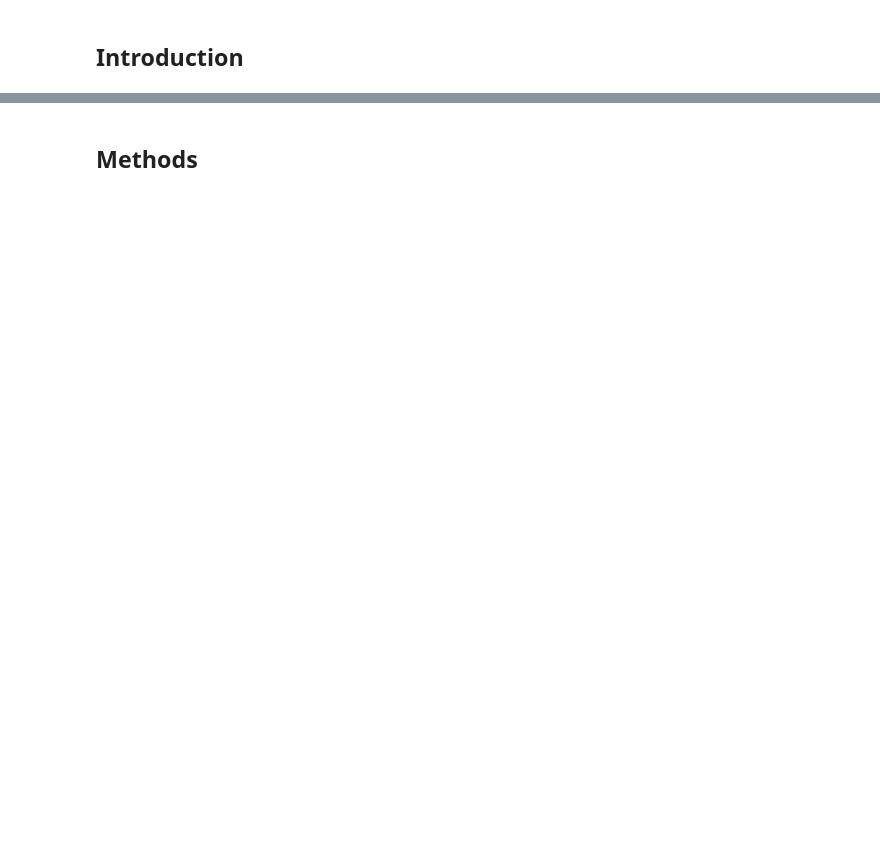
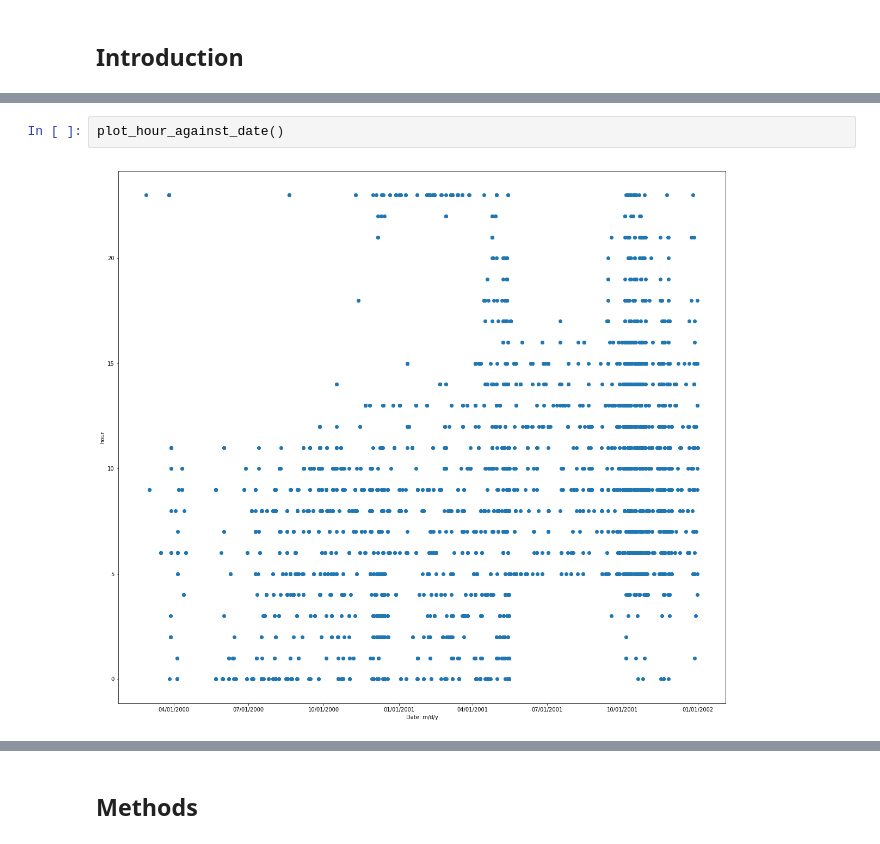
Before and after one commit to nkacirek1/Enron_Anomaly_Detection, a Jupyter notebook: TermProject.ipynb, the cells around one changed output, grey strips where cells are left out. Drawn from its saved outputs; the diff is of its cells as text; blank space fills up the shorter version.

```diff
--- a/TermProject.ipynb
+++ b/TermProject.ipynb
@@ -10,0 +92,4 @@ I'm very interested in the grammar, or lack thereof, used in tweets.  I will try
+# %%
+plot_hour_against_date()
+# %% [output]
+[figure, added]
```
Also changed, not shown: parts of 45 cells of this notebook.
